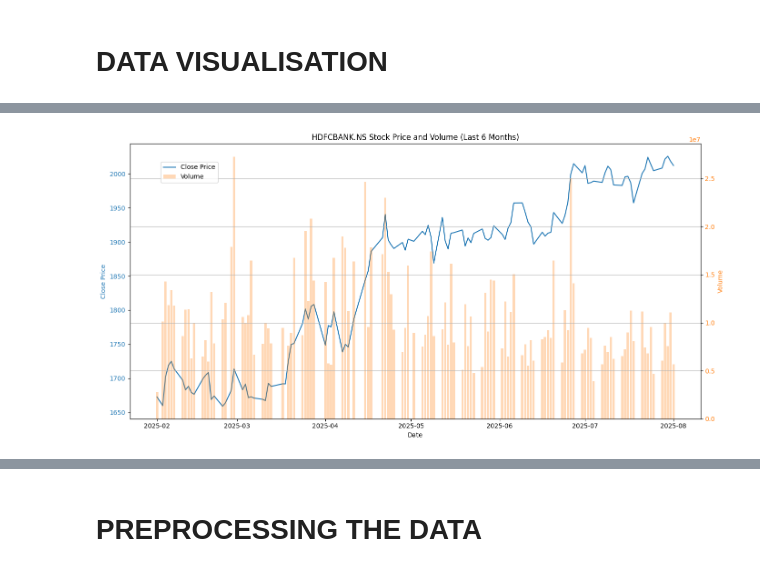
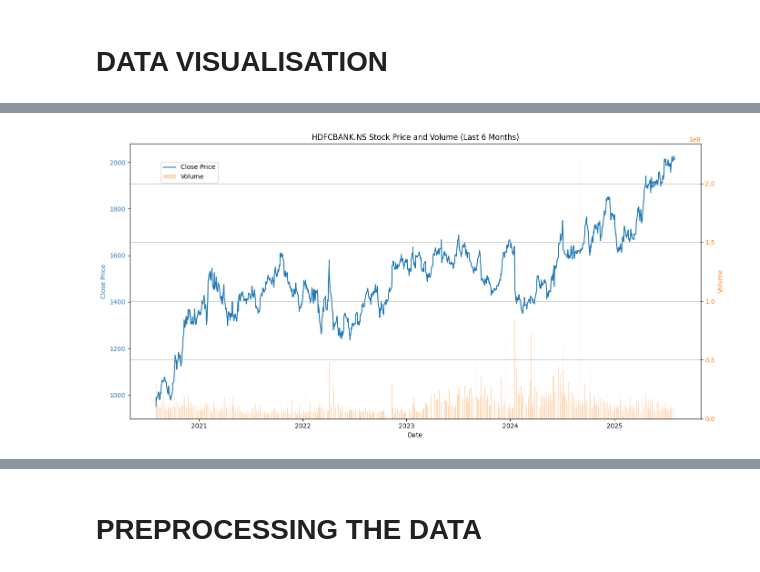
Before and after one commit to ayushcodes13/Algo-Trading-System-with-ML-Automation, a Jupyter notebook: xgboost.ipynb, the cells around one changed output, grey strips where cells are left out. Drawn from its saved outputs; the diff is of its cells as text; code cells hidden in the pictures.

```diff
--- a/xgboost.ipynb
+++ b/xgboost.ipynb
@@ -46,7 +46,7 @@ Sector: Technology
 # %%
 #we will fetch data for the last 6 months for each stock and plot the close price and volume
 symbol = 'HDFCBANK.NS'
-period = '6mo'
+period = '5y'
 
 stock = yf.Ticker(symbol)
 data = stock.history(period=period)
@@ -97,4 +97,4 @@ Historical Data for HDFCBANK.NS for the last 6 months:
-[figure, old version]
+[figure, new version]
 # %%
 #we will fetch data for the last 6 months for each stock and plot the close price and volume
 symbol = 'RELIANCE.NS'
```
Also changed, not shown: parts of 14 cells of this notebook.
